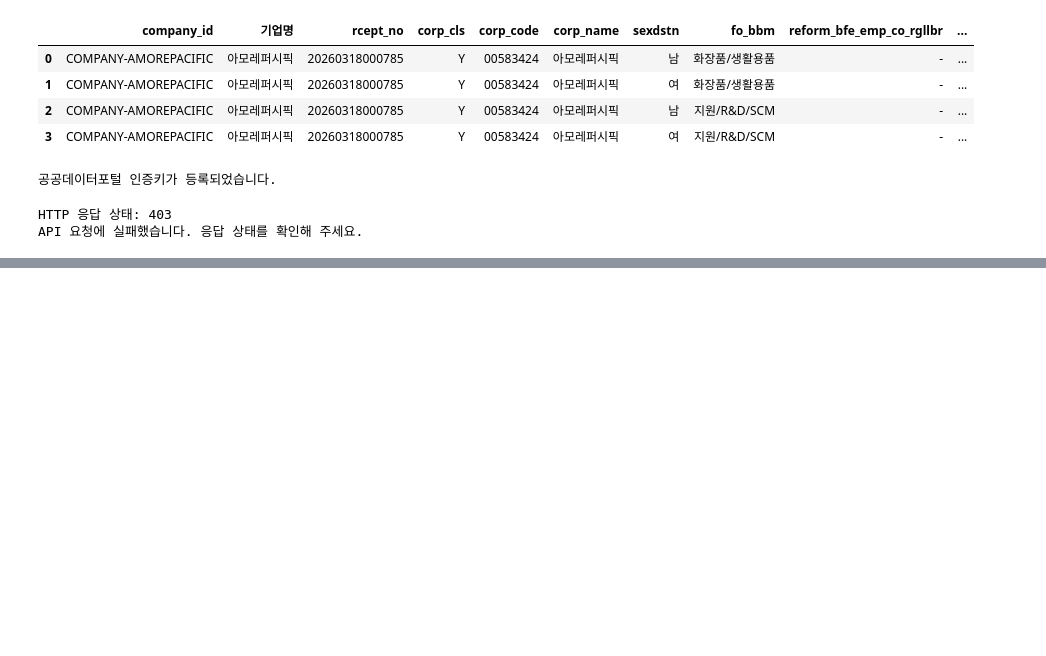
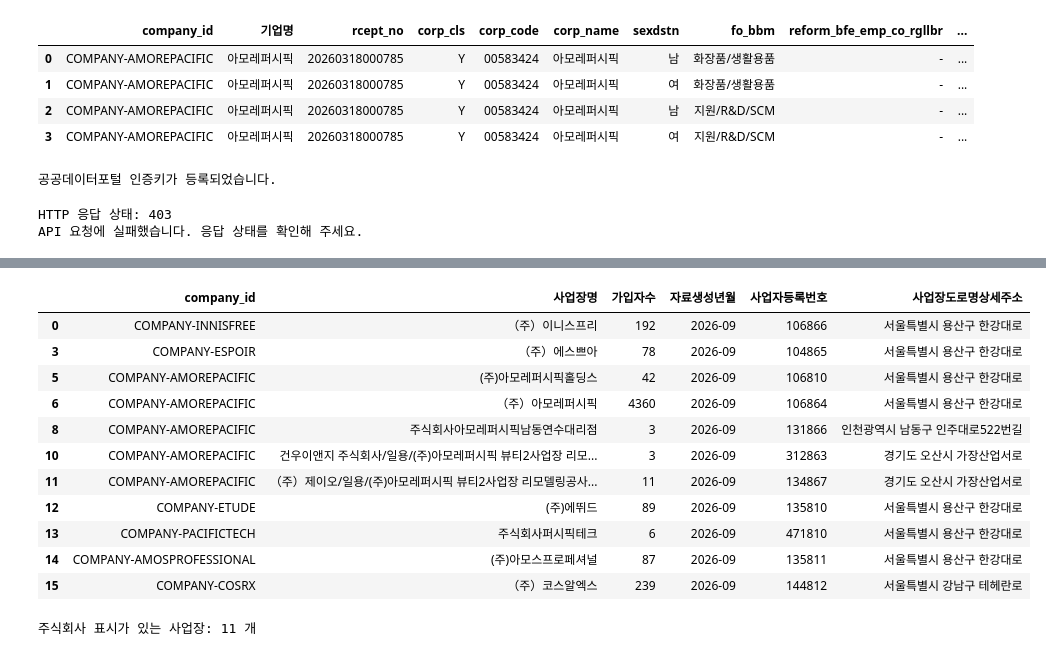
Before and after one commit to encore-ai-campus/mle-02-p2-team1, a Jupyter notebook: private_data/company_info.ipynb, the cells around one changed output, grey strips where cells are left out. Cells and saved outputs as stored; diff of their text form; code cells hidden in the pictures; blank space fills up the shorter version.

```diff
--- a/private_data/company_info.ipynb
+++ b/private_data/company_info.ipynb
@@ -2225,0 +2515,54 @@ API 요청에 실패했습니다. 응답 상태를 확인해 주세요.
+# %%
+import unicodedata
+
+# 1. 사업장명을 비교하기 쉬운 형태로 바꿉니다.
+# 예: 전각 문자 "（주）"도 "(주)"로 바뀝니다.
+def normalize_name(name):
+    if pd.isna(name):
+        return ""
+    return unicodedata.normalize("NFKC", str(name))
+
+# 2. 원본을 보존하면서 사업장명에 주식회사 표시가 있는지 확인합니다.
+pension_candidates_df["정규화사업장명"] = (
+    pension_candidates_df["사업장명"].apply(normalize_name)
+)
+
+# "(주)" 또는 "주식회사"가 들어간 행을 선택합니다.
+is_corporation = pension_candidates_df["정규화사업장명"].str.contains(
+    r"\(주\)|주식회사",
+    regex=True,
+    na=False
+)
+
+# 3. 조건에 맞는 사업장만 별도 표로 만듭니다.
+corporation_df = pension_candidates_df[is_corporation].copy()
+
+# 4. 확인하기 쉬운 컬럼만 보여줍니다.
+display(
+    corporation_df[
+        [
+            "company_id",
+            "사업장명",
+            "가입자수",
+            "자료생성년월",
+            "사업자등록번호",
+            "사업장도로명상세주소",
+        ]
+    ]
+)
+
+print("주식회사 표시가 있는 사업장:", len(corporation_df), "개")
+# %% [output]
+|  | company_id | 사업장명 | 가입자수 | 자료생성년월 | 사업자등록번호 | 사업장도로명상세주소 |
+| 0 | COMPANY-INNISFREE | （주）이니스프리 | 192 | 2026-09 | 106866 | 서울특별시 용산구 한강대로 |
+| 3 | COMPANY-ESPOIR | （주）에스쁘아 | 78 | 2026-09 | 104865 | 서울특별시 용산구 한강대로 |
+| 5 | COMPANY-AMOREPACIFIC | (주)아모레퍼시픽홀딩스 | 42 | 2026-09 | 106810 | 서울특별시 용산구 한강대로 |
+| 6 | COMPANY-AMOREPACIFIC | （주）아모레퍼시픽 | 4360 | 2026-09 | 106864 | 서울특별시 용산구 한강대로 |
+| 8 | COMPANY-AMOREPACIFIC | 주식회사아모레퍼시픽남동연수대리점 | 3 | 2026-09 | 131866 | 인천광역시 남동구 인주대로522번길 |
+| 10 | COMPANY-AMOREPACIFIC | 건우이앤지 주식회사/일용/(주)아모레퍼시픽 뷰티2사업장 리모... | 3 | 2026-09 | 312863 | 경기도 오산시 가장산업서로 |
+| 11 | COMPANY-AMOREPACIFIC | （주）제이오/일용/(주)아모레퍼시픽 뷰티2사업장 리모델링공사... | 11 | 2026-09 | 134867 | 경기도 오산시 가장산업서로 |
+| 12 | COMPANY-ETUDE | (주)에뛰드 | 89 | 2026-09 | 135810 | 서울특별시 용산구 한강대로 |
+| 13 | COMPANY-PACIFICTECH | 주식회사퍼시픽테크 | 6 | 2026-09 | 471810 | 서울특별시 용산구 한강대로 |
+| 14 | COMPANY-AMOSPROFESSIONAL | (주)아모스프로페셔널 | 87 | 2026-09 | 135811 | 서울특별시 용산구 한강대로 |
+| 15 | COMPANY-COSRX | （주）코스알엑스 | 239 | 2026-09 | 144812 | 서울특별시 강남구 테헤란로 |
+주식회사 표시가 있는 사업장: 11 개
```
Also changed, not shown: parts of 13 cells of this notebook, 17 other files.
